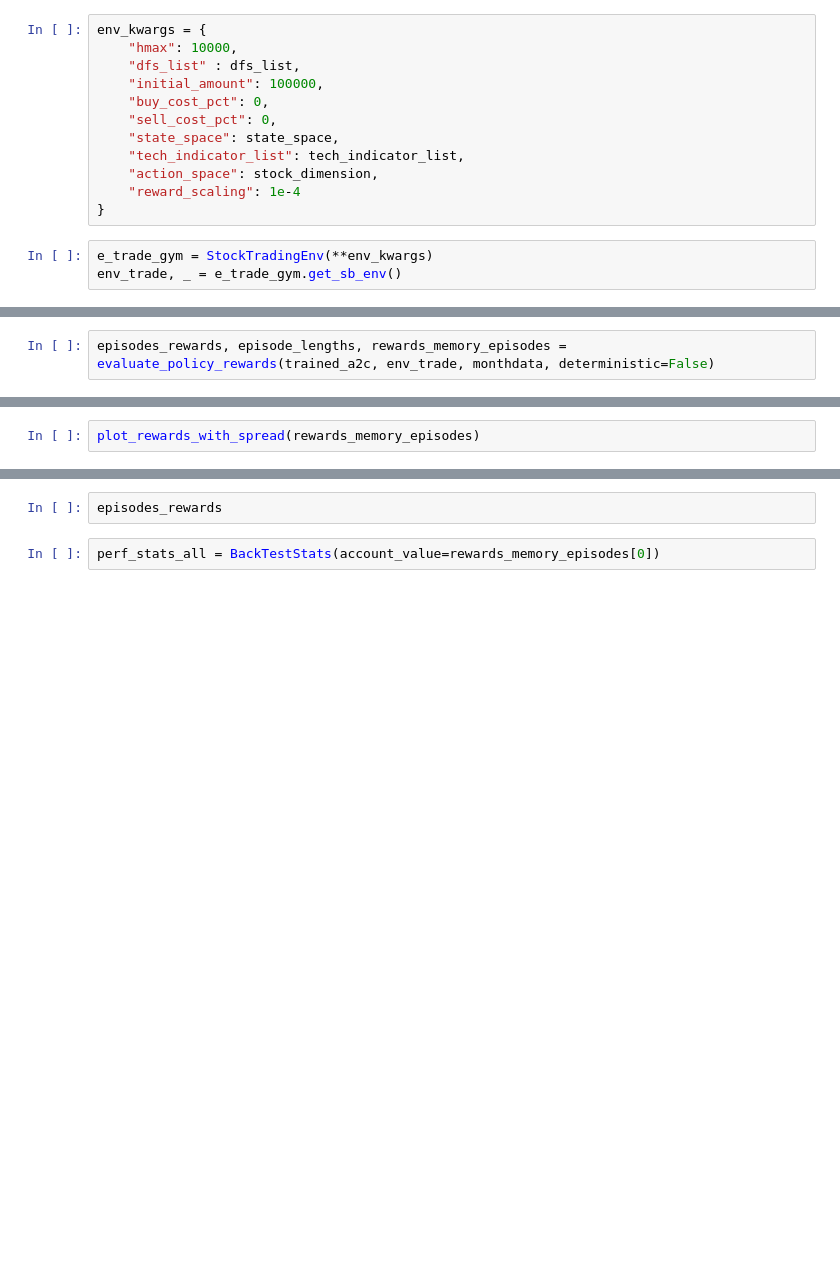
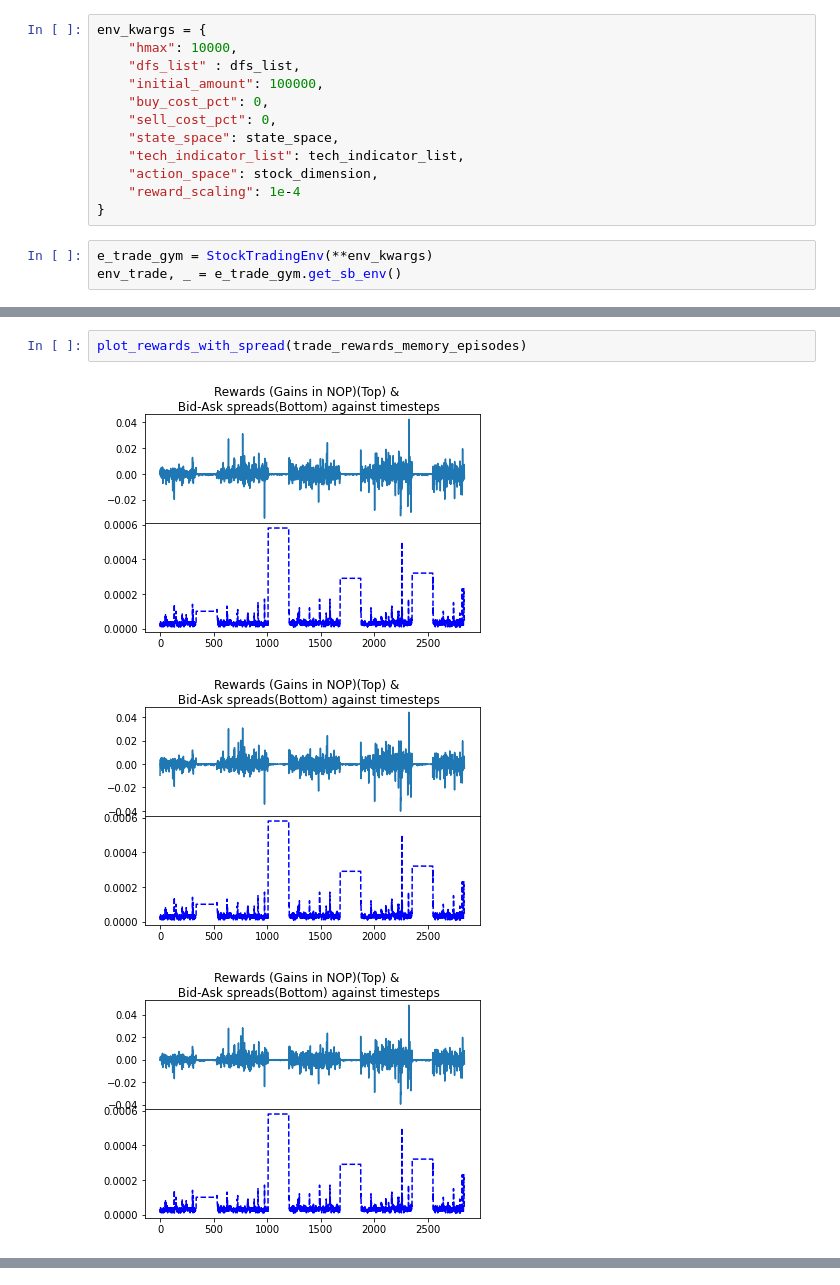
Before and after one commit to wowweijie/rl_forex, a Jupyter notebook: weijie_evaluate.ipynb, the cells around one changed output, grey strips where cells are left out. Drawn from its saved outputs; the diff is of its cells as text; blank space fills up the shorter version.

```diff
--- a/weijie_evaluate.ipynb
+++ b/weijie_evaluate.ipynb
@@ -317,2 +419,0 @@ trained_a2c = A2C.load(f"saved_models/model-{i+1}")
-# %%
-episodes_rewards, episode_lengths, rewards_memory_episodes = evaluate_policy_rewards(trained_a2c, env_trade, monthdata, deterministic=False)
@@ -335,2 +469,6 @@ def plot_rewards_with_spread(rewards_memory_episodes : list):
 # %%
-plot_rewards_with_spread(rewards_memory_episodes)
+plot_rewards_with_spread(trade_rewards_memory_episodes)
+# %% [output]
+[figure, added]
+[figure, added]
+[figure, added]
@@ -337,4 +481,0 @@ plot_rewards_with_spread(rewards_memory_episodes)
-# %%
-episodes_rewards
-# %%
-perf_stats_all = BackTestStats(account_value=rewards_memory_episodes[0])
```
Also changed, not shown: parts of 18 cells of this notebook.
